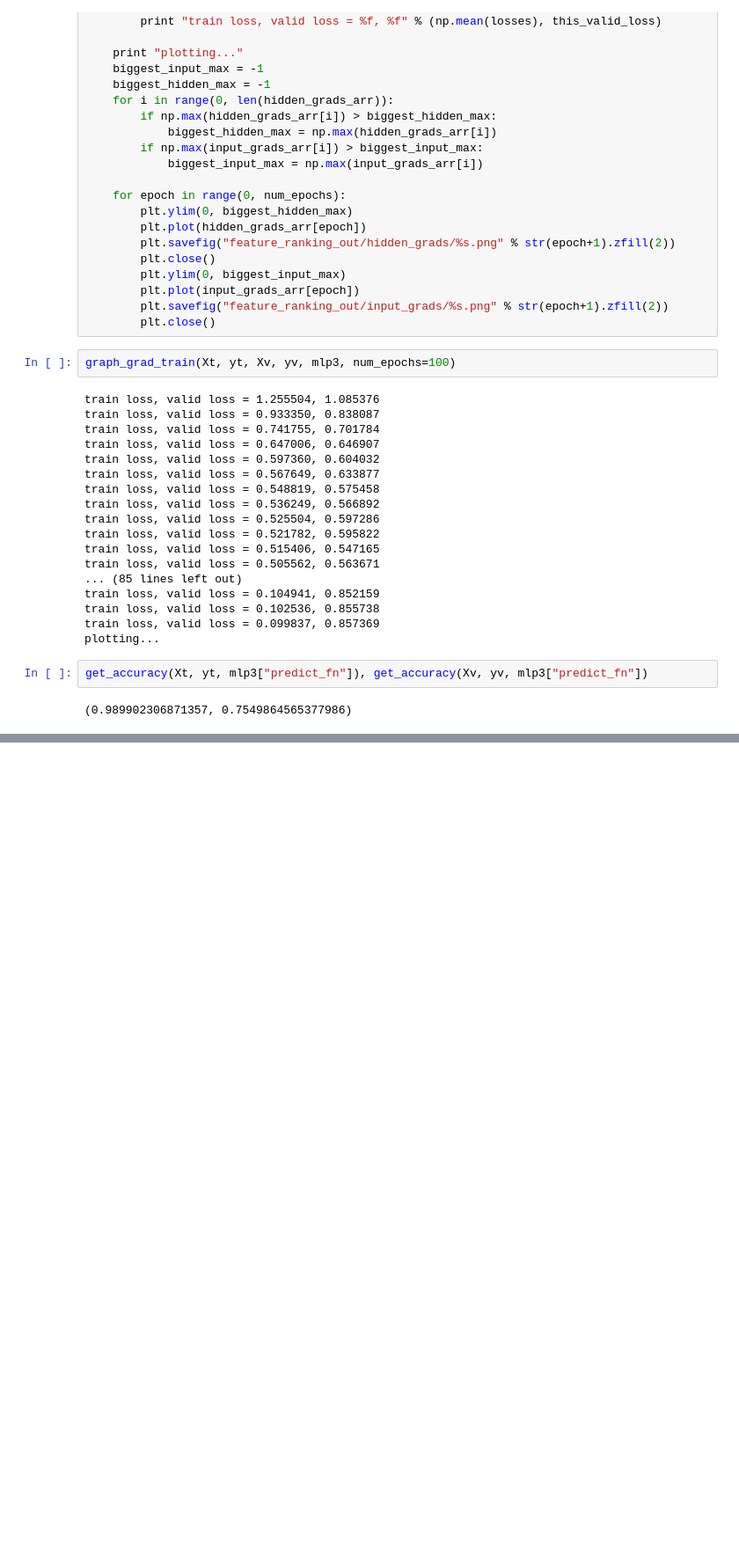
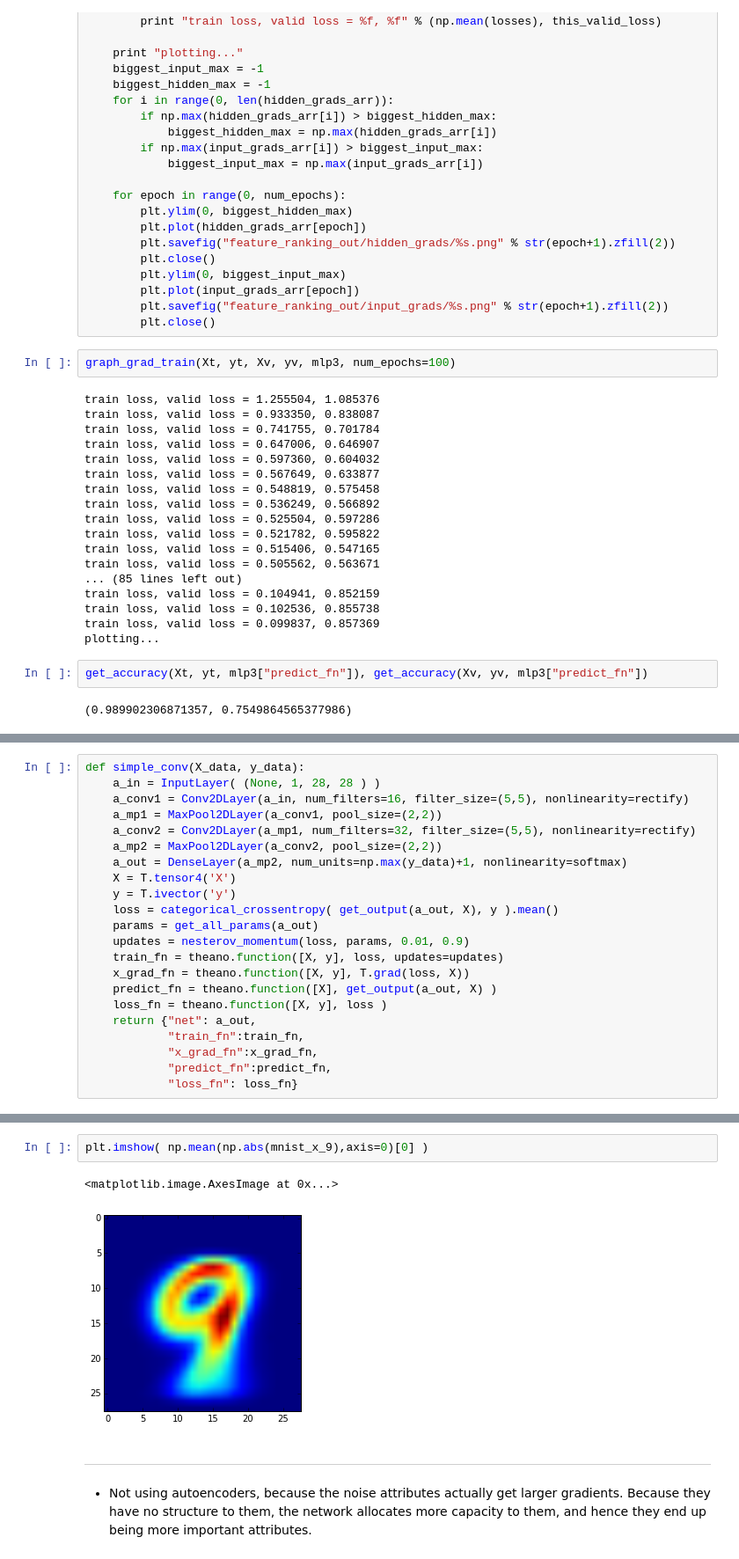
Before and after one commit to christopher-beckham/msc, a Jupyter notebook: notebooks/autoencoders_for_feature_rankings.ipynb, the cells around one changed output, grey strips where cells are left out. Shown at 88% size. Cells and saved outputs as stored; diff of their text form; blank space fills up the shorter version.

```diff
--- a/notebooks/autoencoders_for_feature_rankings.ipynb
+++ b/notebooks/autoencoders_for_feature_rankings.ipynb
@@ -321,0 +376,22 @@ TypeError: There is no line property "ylim"
+# %%
+def simple_conv(X_data, y_data):
+    a_in = InputLayer( (None, 1, 28, 28 ) )
+    a_conv1 = Conv2DLayer(a_in, num_filters=16, filter_size=(5,5), nonlinearity=rectify)
+    a_mp1 = MaxPool2DLayer(a_conv1, pool_size=(2,2))
+    a_conv2 = Conv2DLayer(a_mp1, num_filters=32, filter_size=(5,5), nonlinearity=rectify)
+    a_mp2 = MaxPool2DLayer(a_conv2, pool_size=(2,2))
+    a_out = DenseLayer(a_mp2, num_units=np.max(y_data)+1, nonlinearity=softmax)
+    X = T.tensor4('X')
+    y = T.ivector('y')
+    loss = categorical_crossentropy( get_output(a_out, X), y ).mean()
+    params = get_all_params(a_out)
+    updates = nesterov_momentum(loss, params, 0.01, 0.9)
+    train_fn = theano.function([X, y], loss, updates=updates)
+    x_grad_fn = theano.function([X, y], T.grad(loss, X))
+    predict_fn = theano.function([X], get_output(a_out, X) )
+    loss_fn = theano.function([X, y], loss )
+    return {"net": a_out,
+            "train_fn":train_fn,
+            "x_grad_fn":x_grad_fn,
+            "predict_fn":predict_fn,
+            "loss_fn": loss_fn}
@@ -321,0 +417,9 @@ TypeError: There is no line property "ylim"
+# %%
+plt.imshow( np.mean(np.abs(mnist_x_9),axis=0)[0] )
+# %% [output]
+<matplotlib.image.AxesImage at 0x...>
+[figure, added]
+# %% [markdown]
+----
+# %% [markdown]
+* Not using autoencoders, because the noise attributes actually get larger gradients. Because they have no structure to them, the network allocates more capacity to them, and hence they end up being more important attributes.
```
Also changed, not shown: parts of 24 cells of this notebook.
